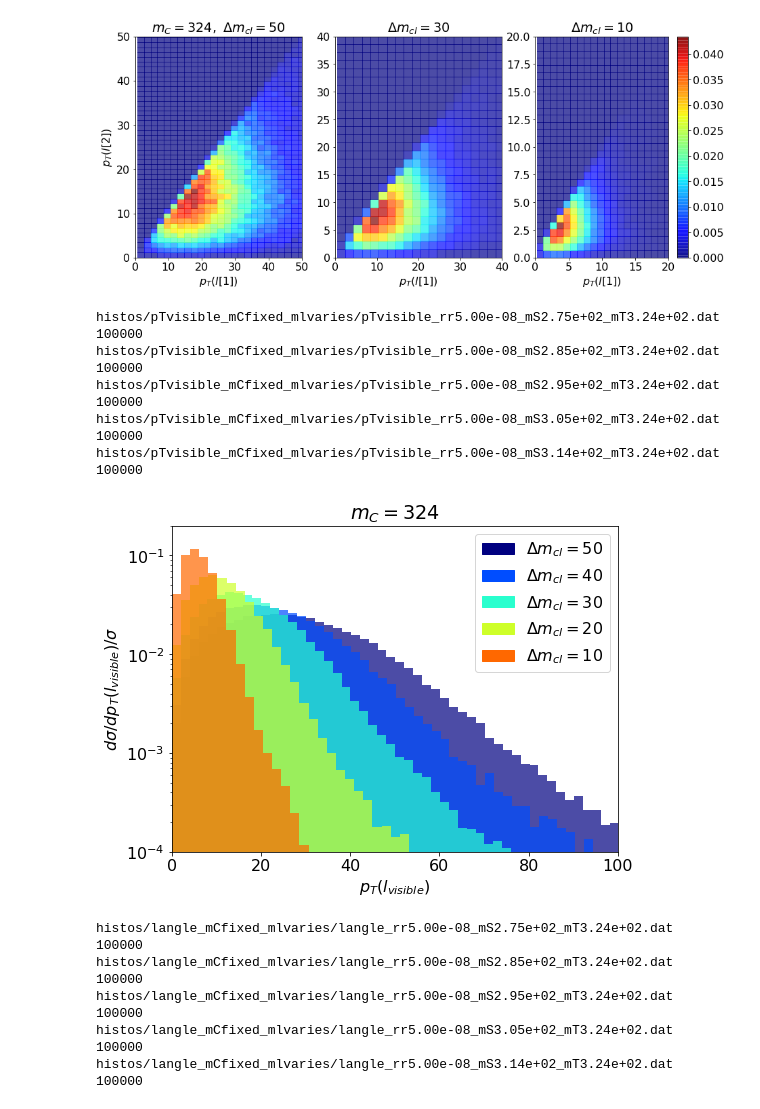
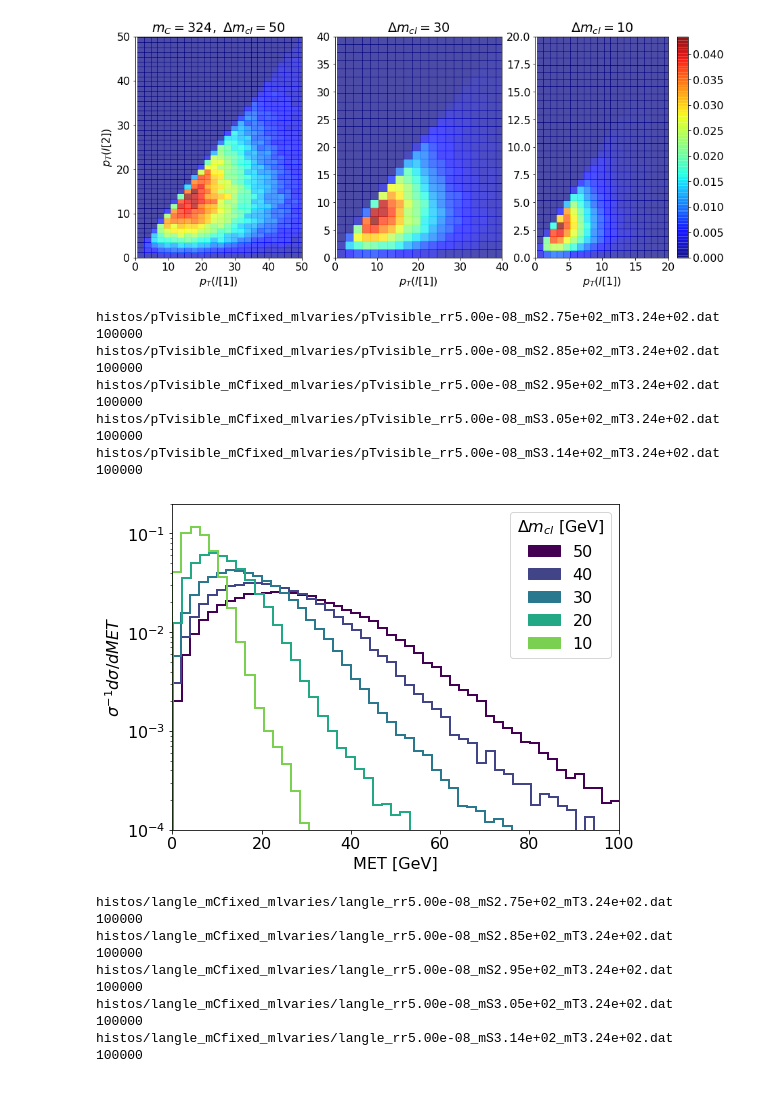
Before and after one commit to anasthesia/SoftLLP, a Jupyter notebook: kinematics/plot_histos.ipynb, the cells around one changed output. Drawn from its saved outputs; the diff is of its cells as text; code cells hidden in the pictures.

Commit message:
feynrules updated, plotting improved

```diff
--- a/kinematics/plot_histos.ipynb
+++ b/kinematics/plot_histos.ipynb
@@ -43,7 +44,7 @@ def histosFromFiles(folder, binwidth, iftoreverse):
         histoarray = np.array(genfromtxt(file))
         nbins=np.int(np.amax(histoarray)/binwidth)
         n, bins, patches = plt.hist(histoarray, bins=nbins, density=True, histtype='step',fill=False,\
-                            alpha=1, rwidth=1, color=colormap(normalize(filenum)),linewidth=2)
+                            alpha=1, rwidth=1, color=colormap(normalize(filenum)),linewidth=2,zorder=2)
         print(histoarray.size)
         usedcolors.append(colormap(normalize(filenum)))
     #print(usedcolors)
@@ -1460,41 +1526,44 @@ plt.savefig('ptl-leading-corr_different_splittings.png')
 # %%
 #pTvisible=MET: mC fixed, ml varies
 
 plt.figure(figsize=(8, 6))
 
 histosFromFiles('histos/pTvisible_mCfixed_mlvaries',2,False)
 
 
 plt.xlim(0,100)
 plt.ylim(10**(-4),2*10**(-1))
 plt.yscale("log")
 
-plt.title("$m_C=324$")
-plt.xlabel('$p_T(l_{visible})$')
-plt.ylabel('$d\\sigma/d p_T(l_{visible})/\\sigma$')
+#plt.title("$m_C=324$")
+#plt.xlabel('$p_T(l_{visible})$')
+plt.xlabel('MET [GeV]')
+#plt.ylabel('$d\\sigma/d p_T(l_{visible})/\\sigma$')
+plt.ylabel('$\sigma^{-1}d\\sigma/d MET$')
 
+patch1 = mpatches.Patch(color=usedcolors[0], label='50')
+patch2 = mpatches.Patch(color=usedcolors[1], label='40')
+patch3 = mpatches.Patch(color=usedcolors[2], label='30')
+patch4 = mpatches.Patch(color=usedcolors[3], label='20')
+patch5 = mpatches.Patch(color=usedcolors[4], label='10')
 
-patch1 = mpatches.Patch(color=usedcolors[0], label='$\\Delta m_{cl}=50$')
-patch2 = mpatches.Patch(color=usedcolors[1], label='$\\Delta m_{cl}=40$')
-patch3 = mpatches.Patch(color=usedcolors[2], label='$\\Delta m_{cl}=30$')
-patch4 = mpatches.Patch(color=usedcolors[3], label='$\\Delta m_{cl}=20$')
-patch5 = mpatches.Patch(color=usedcolors[4], label='$\\Delta m_{cl}=10$')
+plt.legend(handles=[patch1,patch2,patch3,patch4,patch5],loc='upper right',title="$\\Delta m_{cl}$ [GeV]")
 
-plt.legend(handles=[patch1,patch2,patch3,patch4,patch5],loc='upper right')
+#plt.legend(handles=[patch1,patch2,patch3,patch4,patch5],loc='upper right')
 
 plt.savefig('ptvisible_different_splittings.png')
 # %% [output]
 histos/pTvisible_mCfixed_mlvaries/pTvisible_rr5.00e-08_mS2.75e+02_mT3.24e+02.dat
 100000
 histos/pTvisible_mCfixed_mlvaries/pTvisible_rr5.00e-08_mS2.85e+02_mT3.24e+02.dat
 100000
 histos/pTvisible_mCfixed_mlvaries/pTvisible_rr5.00e-08_mS2.95e+02_mT3.24e+02.dat
 100000
 histos/pTvisible_mCfixed_mlvaries/pTvisible_rr5.00e-08_mS3.05e+02_mT3.24e+02.dat
 100000
 histos/pTvisible_mCfixed_mlvaries/pTvisible_rr5.00e-08_mS3.14e+02_mT3.24e+02.dat
 100000
-[figure, old version]
+[figure, new version]
 # %%
 #angle between leptons: mC fixed, ml varies
 
```
Also changed, not shown: parts of 14 cells of this notebook, 18 other files.
